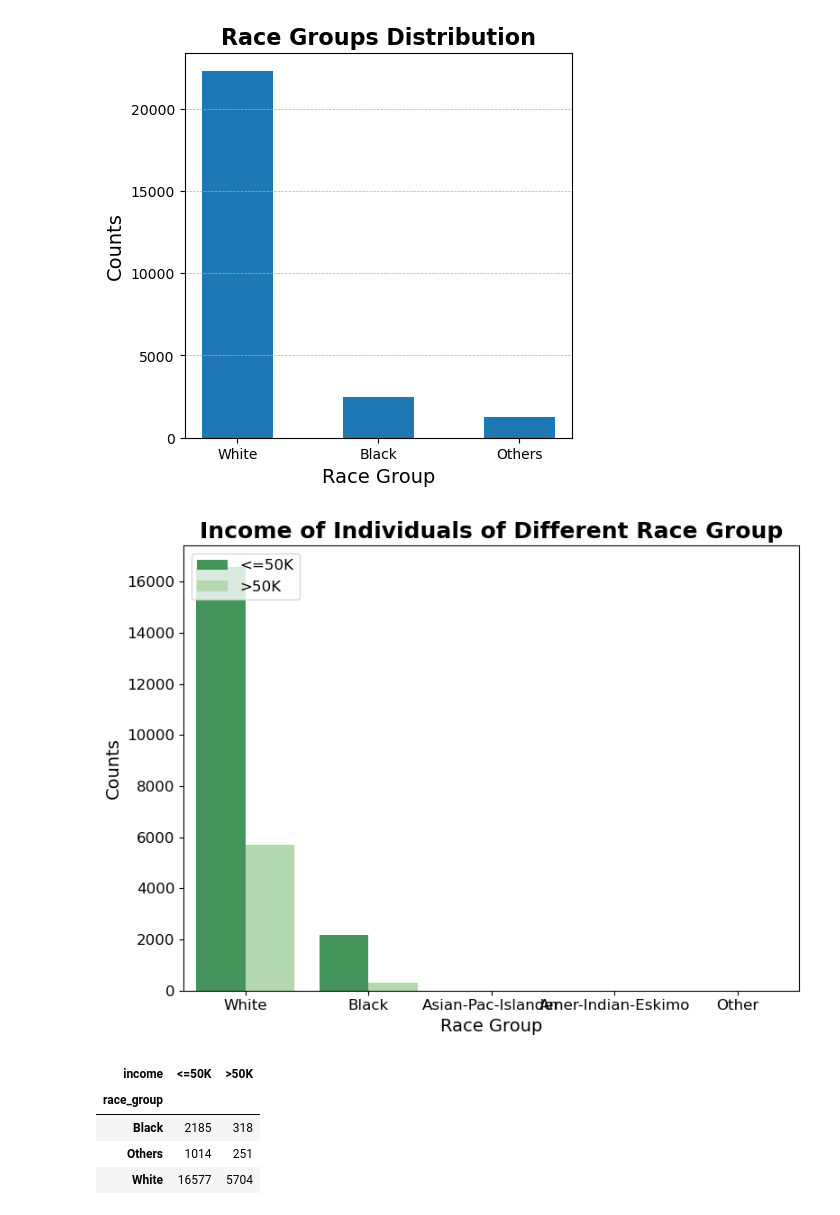
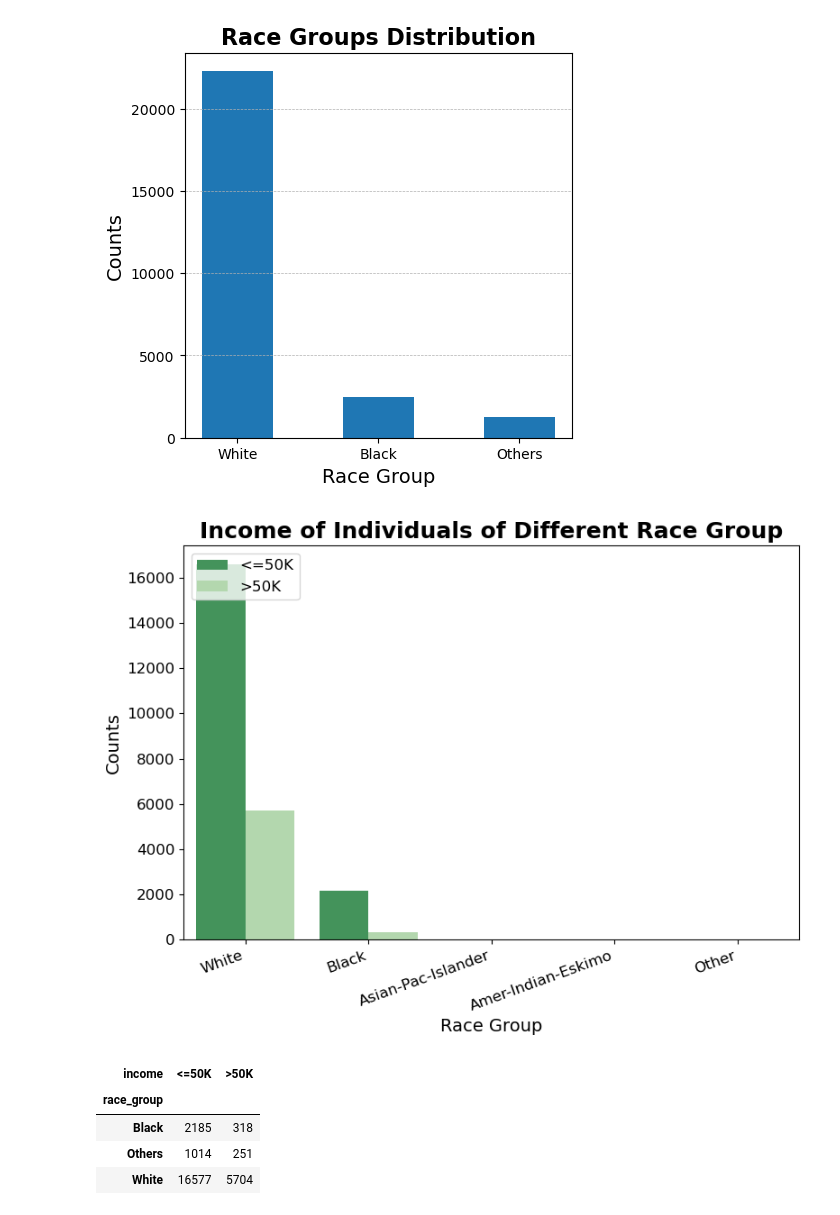
Before and after one commit to jiajunh/ams_580_project, a Jupyter notebook: ams_580_eda.ipynb, the cells around one changed output. Drawn from its saved outputs; the diff is of its cells as text; code cells hidden in the pictures.

```diff
--- a/ams_580_eda.ipynb
+++ b/ams_580_eda.ipynb
@@ -1021,17 +985,17 @@ plt.savefig("/Users/xin/Downloads/AMS 580 Project/figures/relationship2.png", bb
 # %%
 Fig13 =plt.figure(figsize=(8,6))
 order_list = vc_race.index
 sns.countplot(data=df, x='race_group', hue='income', palette='Greens_r', order=order_list)
 plt.title('Income of Individuals of Different Race Group', fontsize=18, fontweight='bold')
 plt.xlabel('Race Group', fontsize=14)
 plt.ylabel('Counts', fontsize=14)
 plt.xticks(fontsize=12)
 plt.yticks(fontsize=12)
 plt.legend(fontsize=12)
-#plt.xticks(rotation=45, ha='right')
+plt.xticks(rotation=20, ha='right')
 plt.tight_layout()
 # %% [output]
-[figure, old version]
+[figure, new version]
 # %%
 # Grouping data by workclass group and income
 grouped = df.groupby(['race_group', 'income']).size().unstack(fill_value=0)
```
Also changed, not shown: parts of 16 cells of this notebook.
